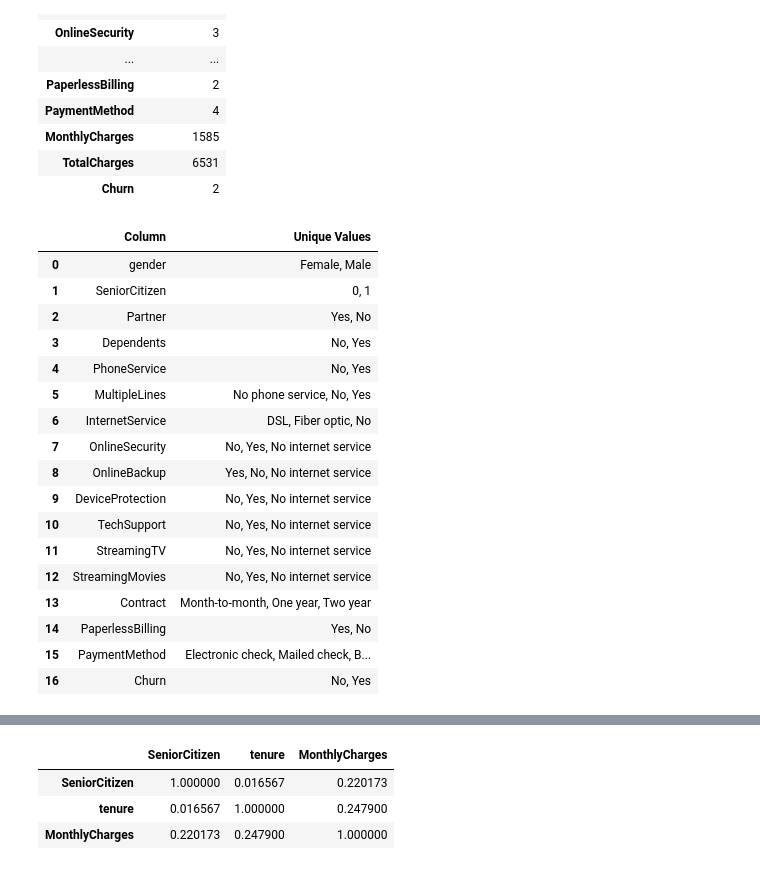
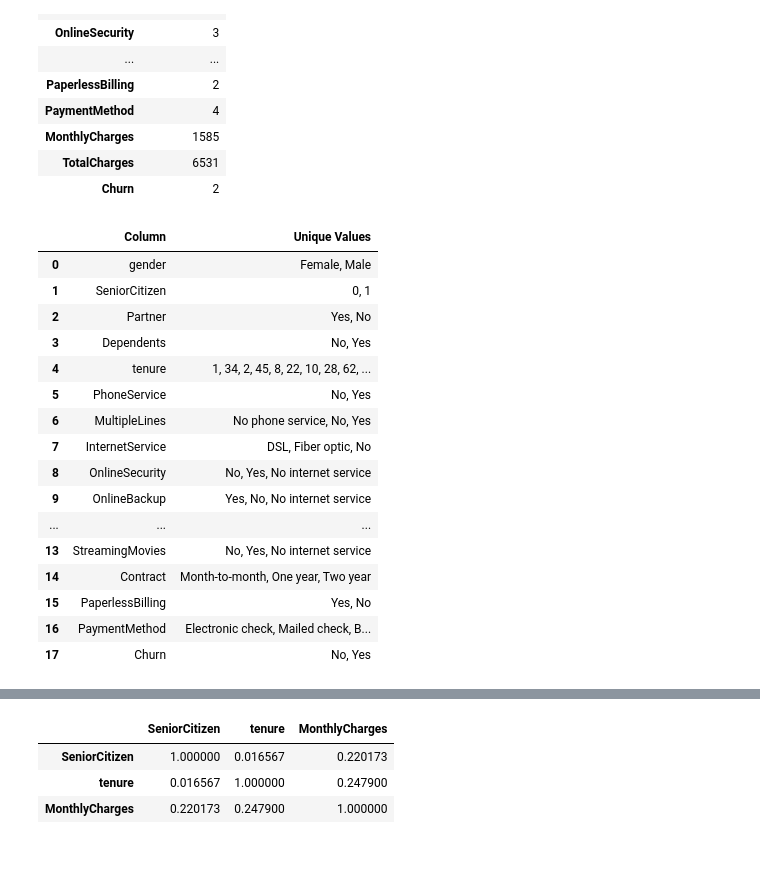
Before and after one commit to Christian-Chrata/Telco-Customer-Churn, a Jupyter notebook: Telco Customer Churn.ipynb, the cells around one changed output, grey strips where cells are left out. Cells and saved outputs as stored; diff of their text form; code cells hidden in the pictures.

```diff
--- a/Telco Customer Churn.ipynb
+++ b/Telco Customer Churn.ipynb
@@ -163,37 +163,36 @@ pd.DataFrame(df.nunique()).rename(columns={0: "Unique Value"})
 | TotalCharges | 6531 |
 | Churn | 2 |
 # %%
-# Drop the columns you don't want to analyze
+# Drop the columns with many unique values
 check_unique = df.drop(
-    columns=["customerID", "MonthlyCharges", "TotalCharges", "tenure"]
+    columns=["customerID", "MonthlyCharges", "TotalCharges"]
 )
 
 # Unique values for each remaining column
 unique_values = pd.DataFrame({
-    'Column': check_unique.columns,
-    'Unique Values': [', '.join(map(str, check_unique[col].dropna().unique()))
+    "Column": check_unique.columns,
+    "Unique Values": [", ".join(map(str, check_unique[col].dropna().unique()))
                      for col in check_unique.columns]
 })
 
 # Display the result
 unique_values
 # %% [output]
 |  | Column | Unique Values |
 | 0 | gender | Female, Male |
 | 1 | SeniorCitizen | 0, 1 |
 | 2 | Partner | Yes, No |
 | 3 | Dependents | No, Yes |
-| 4 | PhoneService | No, Yes |
-| 5 | MultipleLines | No phone service, No, Yes |
-| 6 | InternetService | DSL, Fiber optic, No |
-| 7 | OnlineSecurity | No, Yes, No internet service |
-| 8 | OnlineBackup | Yes, No, No internet service |
-| 9 | DeviceProtection | No, Yes, No internet service |
-| 10 | TechSupport | No, Yes, No internet service |
-| 11 | StreamingTV | No, Yes, No internet service |
-| 12 | StreamingMovies | No, Yes, No internet service |
-| 13 | Contract | Month-to-month, One year, Two year |
-| 14 | PaperlessBilling | Yes, No |
-| 15 | PaymentMethod | Electronic check, Mailed check, B... |
-| 16 | Churn | No, Yes |
+| 4 | tenure | 1, 34, 2, 45, 8, 22, 10, 28, 62, ... |
+| 5 | PhoneService | No, Yes |
+| 6 | MultipleLines | No phone service, No, Yes |
+| 7 | InternetService | DSL, Fiber optic, No |
+| 8 | OnlineSecurity | No, Yes, No internet service |
+| 9 | OnlineBackup | Yes, No, No internet service |
+| ... | ... | ... |
+| 13 | StreamingMovies | No, Yes, No internet service |
+| 14 | Contract | Month-to-month, One year, Two year |
+| 15 | PaperlessBilling | Yes, No |
+| 16 | PaymentMethod | Electronic check, Mailed check, B... |
+| 17 | Churn | No, Yes |
 # %%
```
Also changed, not shown: parts of 30 cells of this notebook, 3 other files.
